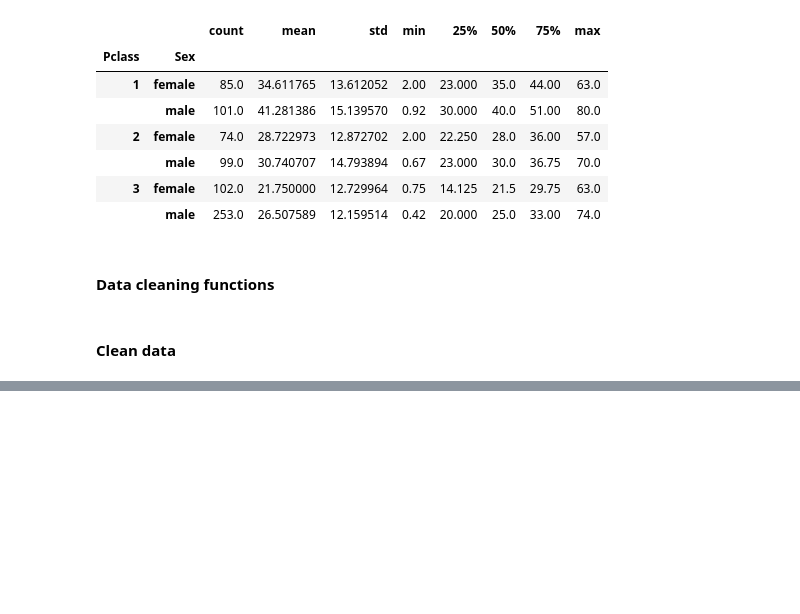
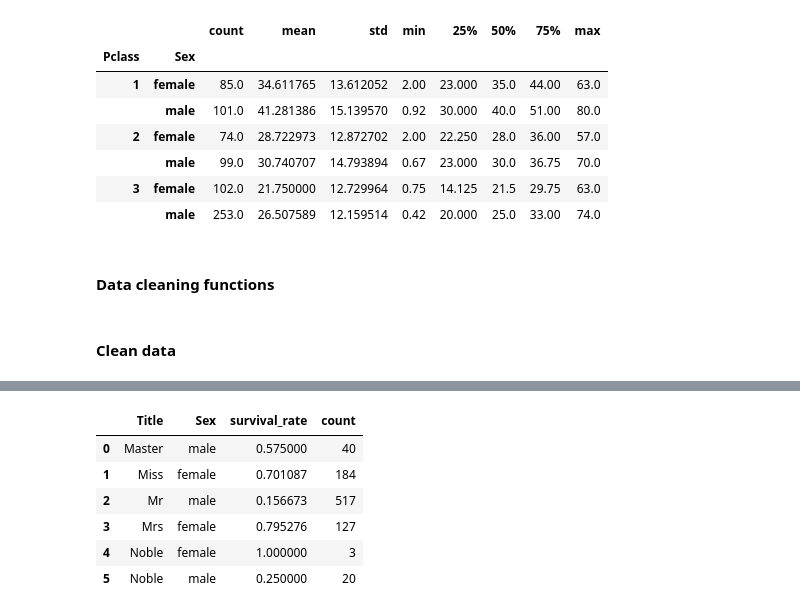
Before and after one commit to patryk126p/ai-programming-foundations-project, a Jupyter notebook: data_workflow.ipynb, the cells around one changed output, grey strips where cells are left out. Drawn from its saved outputs; the diff is of its cells as text; code cells hidden in the pictures; blank space fills up the shorter version.

```diff
--- a/data_workflow.ipynb
+++ b/data_workflow.ipynb
@@ -210,0 +277,10 @@ df_clean.head()
+# %%
+calculate_survival_rate(df_clean, ["Title", "Sex"])
+# %% [output]
+|  | Title | Sex | survival_rate | count |
+| 0 | Master | male | 0.575000 | 40 |
+| 1 | Miss | female | 0.701087 | 184 |
+| 2 | Mr | male | 0.156673 | 517 |
+| 3 | Mrs | female | 0.795276 | 127 |
+| 4 | Noble | female | 1.000000 | 3 |
+| 5 | Noble | male | 0.250000 | 20 |
```
Also changed, not shown: parts of 12 cells of this notebook.
